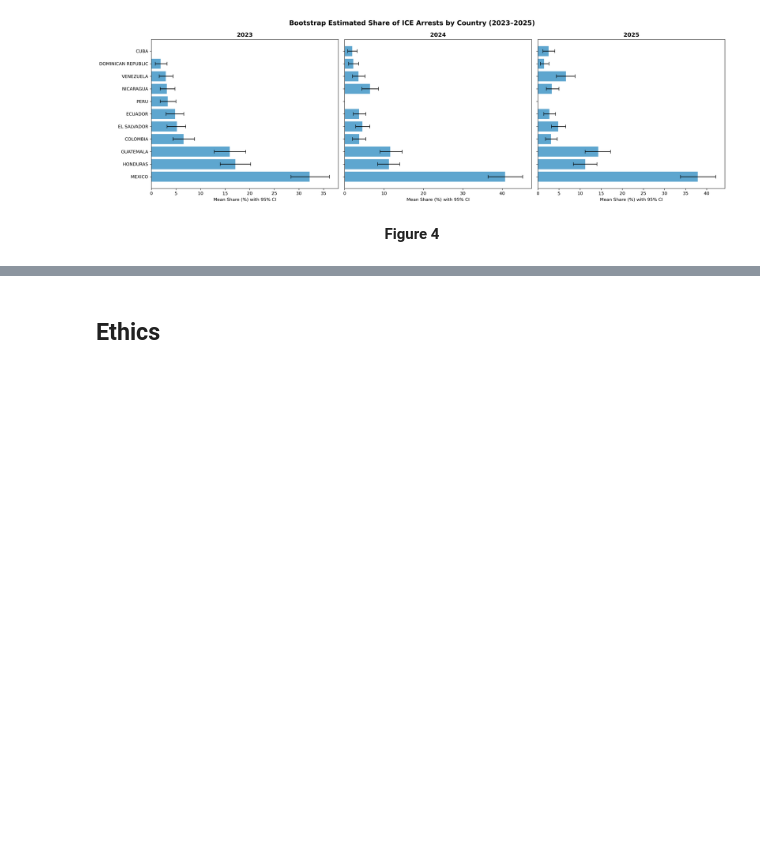
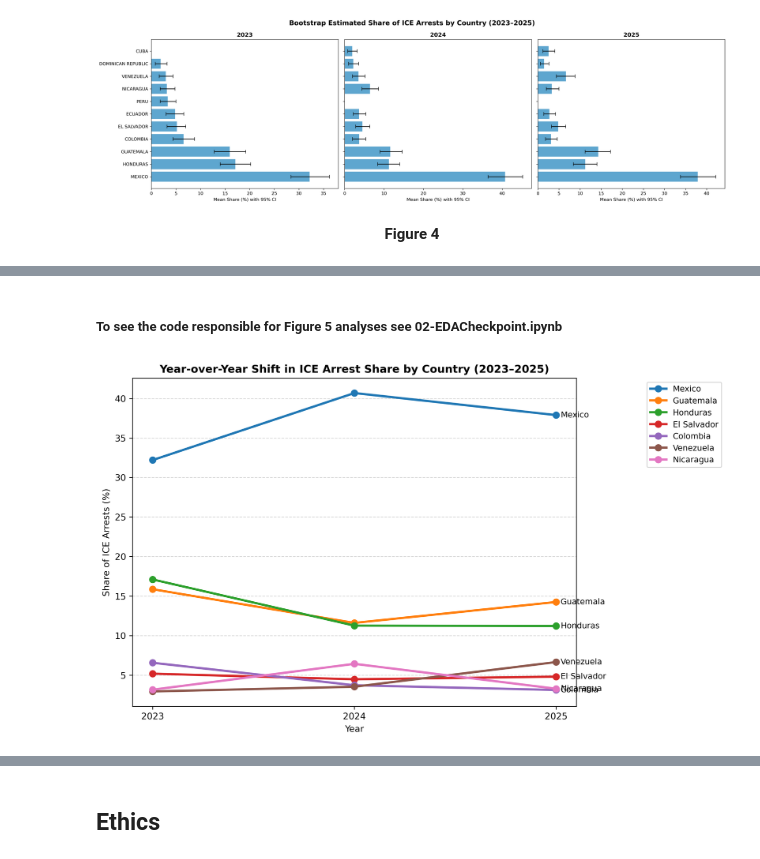
Before and after one commit to COGS108/Group109_WI26, a Jupyter notebook: 03-FinalProject.ipynb, the cells around one changed output, grey strips where cells are left out. Saved outputs shown, nothing was run; the diff lists cells and outputs as text; code cells hidden in the pictures; blank space fills up the shorter version.

```diff
--- a/03-FinalProject.ipynb
+++ b/03-FinalProject.ipynb
@@ -355,0 +356,6 @@ Mexico's overrepresentation is unambiguous, its bar dwarfs every other country i
+# %% [markdown]
+##### To see the code responsible for Figure 5 analyses see 02-EDACheckpoint.ipynb
+# %%
+Image("results/line_chart.png")
+# %% [output]
+[figure, added]
```
Also changed, not shown: parts of 5 cells of this notebook.
